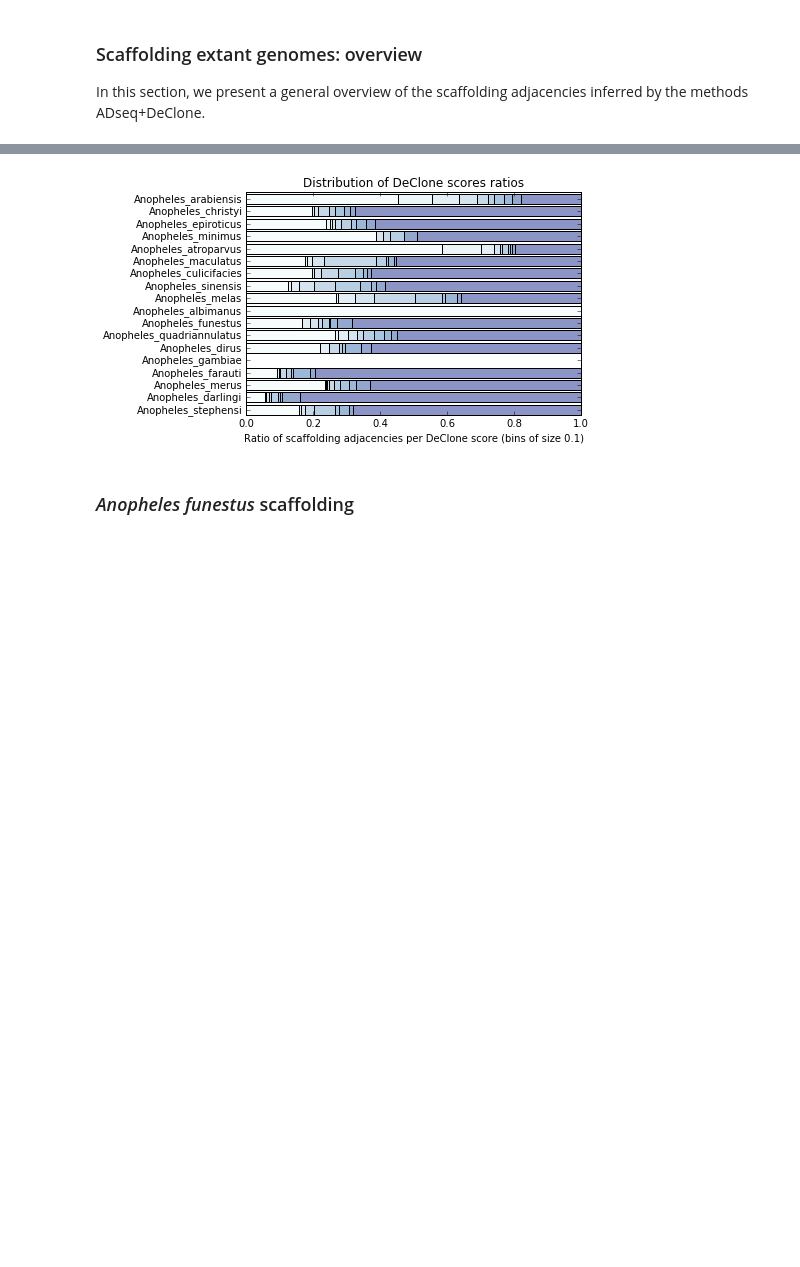
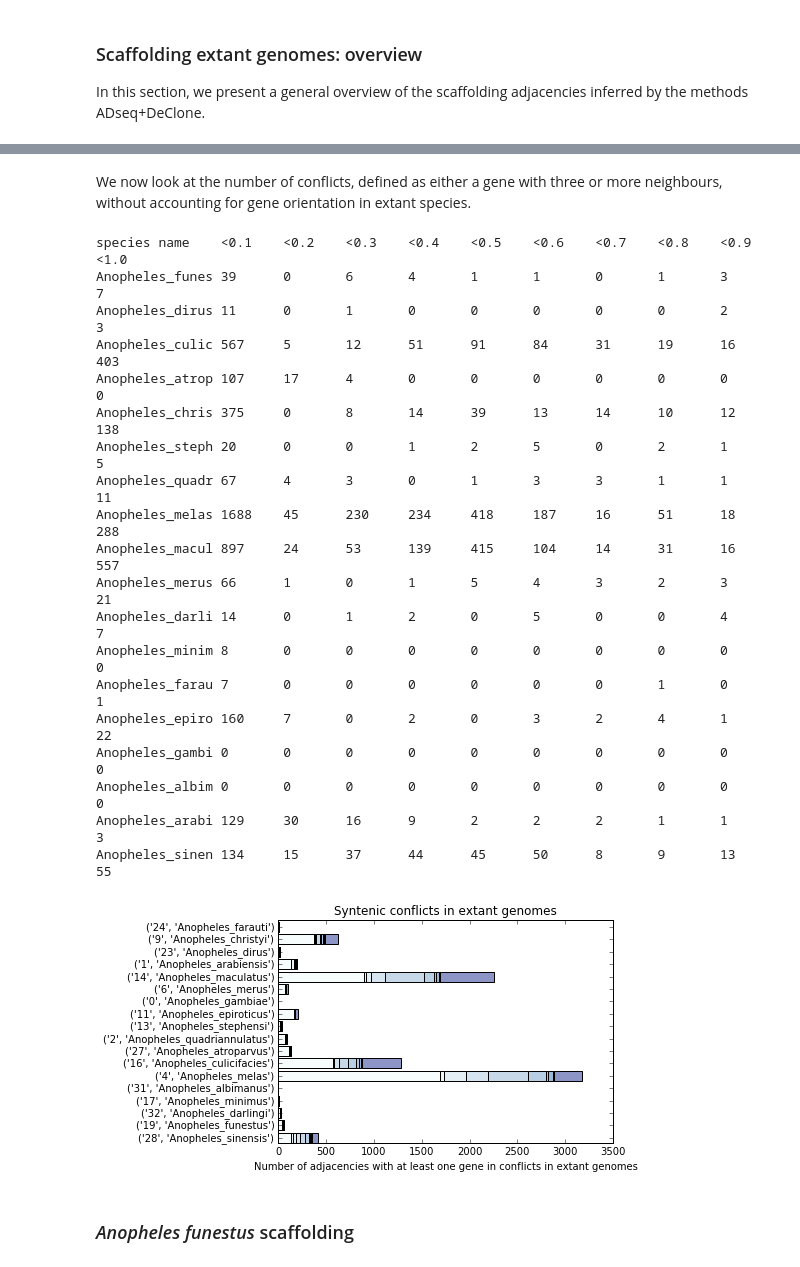
Before and after one commit to YoannAnselmetti/ADseq_Anopheles, a Jupyter notebook: Anopheles phylogenetic scaffolding.ipynb, the cells around one changed output, grey strips where cells are left out. Cells and saved outputs as stored; diff of their text form; code cells hidden in the pictures; blank space fills up the shorter version.

```diff
--- a/Anopheles phylogenetic scaffolding.ipynb
+++ b/Anopheles phylogenetic scaffolding.ipynb
@@ -117,10 +151,56 @@ We can observe on the table and figure above that many adjacencies seem to have
-# %%
-# Ratio of the number of adjacencies in a score bin versus the total number of adjacencies
-ADJ_DISTRIB_R={sp : {t: ADJ_DISTRIB[sp][t]/max(0.1,ADJ_NB[sp]) for t in ADJ_DISTRIB[sp].keys()} for sp in ADJ_DISTRIB.keys()}
-xlabel = "Ratio of scaffolding adjacencies per DeClone score (bins of size "+str(1.0/nb_bins)+")"
-title  = "Distribution of DeClone scores ratios"
-plot_scores_distribution_per_species(ADJ_DISTRIB_R, nb_bins, 1.0, xlabel, title)
-# %% [output]
-[figure, removed]
+# %% [markdown]
+We now look at the number of conflicts, defined as either a gene with three or more neighbours, without accounting for gene orientation in extant species.
+# %%
+# We now look at the conflicts, again binned in terms of adjacencies score
+ANC_CONF_DISTRIB    = {sp: {t : 0 for t in IVALUES} for sp in ANC_SPECIES}
+SCAFF_CONF_DISTRIB  = {sp: {t : 0 for t in IVALUES} for sp in EXTANT_SPECIES}
+__NGB_ALL={} # Number of neighbours of genes, indexed by pairs (tree,node)
+for adj in ALL_ADJ: # Initializing the tables
+    gene1=(DECLONE_adj_gene1_tree(adj),DECLONE_adj_gene1_node(adj))
+    gene2=(DECLONE_adj_gene2_tree(adj),DECLONE_adj_gene2_node(adj))
+    __NGB_ALL[gene1]={t : 0 for t in IVALUES}
+    __NGB_ALL[gene2]={t : 0 for t in IVALUES}
+for adj in ALL_ADJ: # Filling the tables
+    (score,species)=(DECLONE_adj_score(adj),(DECLONE_adj_species_id(adj),DECLONE_adj_species_name(adj)))
+    gene1=(DECLONE_adj_gene1_tree(adj),DECLONE_adj_gene1_node(adj))
+    gene2=(DECLONE_adj_gene2_tree(adj),DECLONE_adj_gene2_node(adj))
+    score_bin=math.floor(score*NB_BINS)
+    if __NGB_ALL[gene1][score_bin]>=2 or __NGB_ALL[gene2][score_bin]>=2:
+        if species[1]=="ANCESTRAL":
+            ANC_CONF_DISTRIB[species][score_bin]+=1
+        else:
+            SCAFF_CONF_DISTRIB[species][score_bin]+=1
+    for i in range (0,score_bin+1):
+        __NGB_ALL[gene1][i]+=1
+        __NGB_ALL[gene2][i]+=1
+# %%
+# CC: I do not know how to generate a nice table: this is a pis-aller
+print("species name\t"+"\t".join(["<"+str(((t+1)/NB_BINS)) for t in IVALUES1]))
+print("\n".join(species[1][0:15]+"\t"+"\t".join(str(SCAFF_CONF_DISTRIB[species][t]) for t in IVALUES1) for species in EXTANT_SPECIES))
+# Figure
+xlabel= "Number of adjacencies with at least one gene in conflicts in extant genomes"
+title = "Syntenic conflicts in extant genomes"
+plot_scores_distribution_per_species(SCAFF_CONF_DISTRIB, NB_BINS, 1.0, xlabel, title,0.8)
+# %% [output]
+species name    <0.1    <0.2    <0.3    <0.4    <0.5    <0.6    <0.7    <0.8    <0.9    <1.0
+Anopheles_funes 39      0       6       4       1       1       0       1       3       7
+Anopheles_dirus 11      0       1       0       0       0       0       0       2       3
+Anopheles_culic 567     5       12      51      91      84      31      19      16      403
+Anopheles_atrop 107     17      4       0       0       0       0       0       0       0
+Anopheles_chris 375     0       8       14      39      13      14      10      12      138
+Anopheles_steph 20      0       0       1       2       5       0       2       1       5
+Anopheles_quadr 67      4       3       0       1       3       3       1       1       11
+Anopheles_melas 1688    45      230     234     418     187     16      51      18      288
+Anopheles_macul 897     24      53      139     415     104     14      31      16      557
+Anopheles_merus 66      1       0       1       5       4       3       2       3       21
+Anopheles_darli 14      0       1       2       0       5       0       0       4       7
+Anopheles_minim 8       0       0       0       0       0       0       0       0       0
+Anopheles_farau 7       0       0       0       0       0       0       1       0       1
+Anopheles_epiro 160     7       0       2       0       3       2       4       1       22
+Anopheles_gambi 0       0       0       0       0       0       0       0       0       0
+Anopheles_albim 0       0       0       0       0       0       0       0       0       0
+Anopheles_arabi 129     30      16      9       2       2       2       1       1       3
+Anopheles_sinen 134     15      37      44      45      50      8       9       13      55
+[figure, added]
 # %% [markdown]
 ### *Anopheles funestus* scaffolding
```
Also changed, not shown: parts of 21 cells of this notebook.
